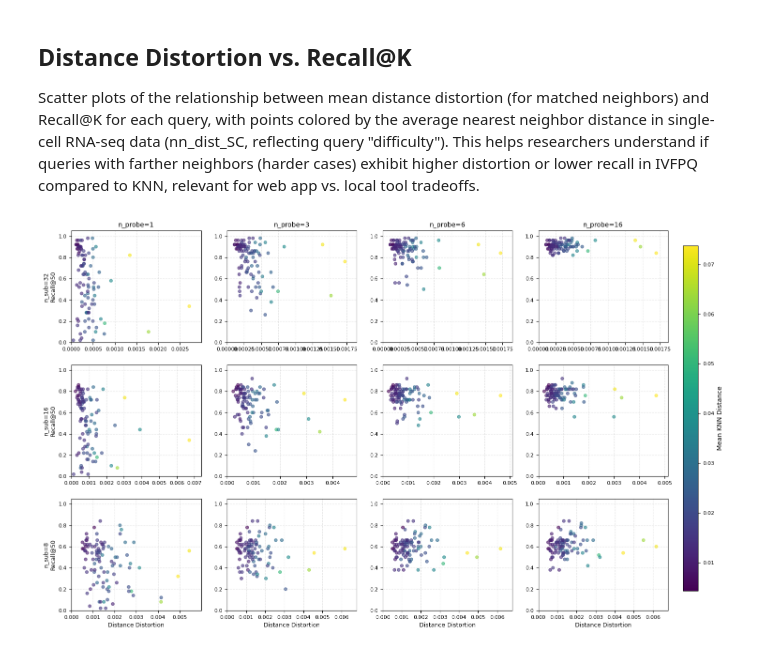
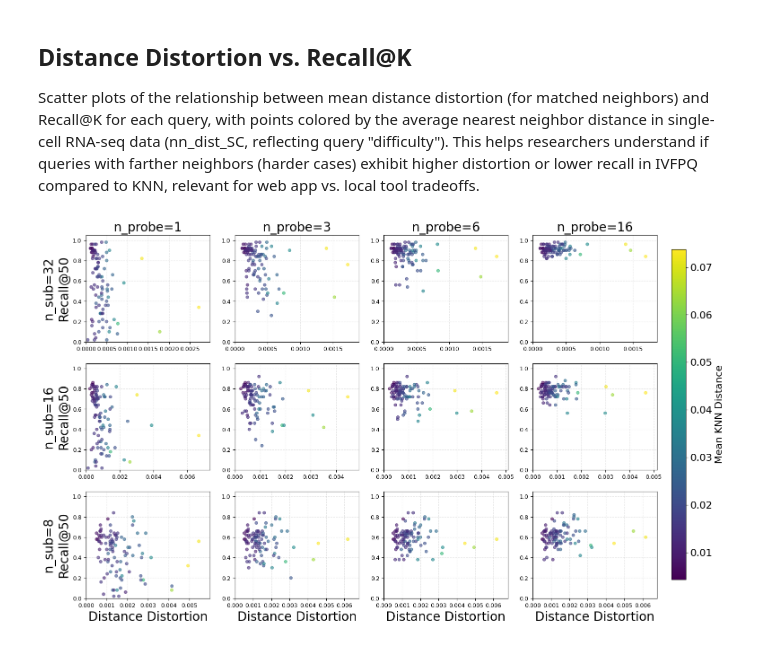
Before and after one commit to braingeneers/cytoverse, a Jupyter notebook: notebooks/analysis.ipynb, the cells around one changed output. Drawn from its saved outputs; the diff is of its cells as text; code cells hidden in the pictures.

```diff
--- a/notebooks/analysis.ipynb
+++ b/notebooks/analysis.ipynb
@@ -1405,41 +1764,40 @@ def plot_distortion_vs_recall(
 
             # Add labels for edge plots
             if i == 0:
-                ax.set_title(f"n_probe={n_probe}", fontsize=10)
+                ax.set_title(f"n_probe={n_probe}", fontsize=20)
             if i == len(n_subs) - 1:
-                ax.set_xlabel("Distance Distortion", fontsize=9)
+                ax.set_xlabel("Distance Distortion", fontsize=20)
             if j == 0:
-                ax.set_ylabel(f"n_sub={n_sub}\nRecall@{k_neighbors}", fontsize=9)
-
+                ax.set_ylabel(f"n_sub={n_sub}\nRecall@{k_neighbors}", fontsize=20)
             # Reduce tick label size
-            ax.tick_params(labelsize=8)
+            ax.tick_params(labelsize=9)
 
     # Add single colorbar for all subplots
     fig.subplots_adjust(right=0.92)
     cbar_ax = fig.add_axes([0.94, 0.15, 0.02, 0.7])
     sm = plt.cm.ScalarMappable(cmap="viridis", norm=plt.Normalize(vmin=vmin, vmax=vmax))
     sm.set_array([])
     cbar = fig.colorbar(sm, cax=cbar_ax)
-    cbar.set_label("Mean KNN Distance", fontsize=10)
-    cbar.ax.tick_params(labelsize=8)
+    cbar.set_label("Mean KNN Distance", fontsize=16)
+    cbar.ax.tick_params(labelsize=16)
 
     # plt.tight_layout(rect=[0, 0, 0.92, 1])
     plt.savefig(
-        "notebooks/figures/distortion_vs_recall_grid.pdf", dpi=150, bbox_inches="tight"
+        "notebooks/figures/distortion_vs_recall_grid.pdf", dpi=300, bbox_inches="tight"
     )
     plt.show()
     plt.close()
 
 
 # Run the plot
 plot_distortion_vs_recall(
     knn_idxs,
     knn_dists,
     ivfpq_data,
     k_neighbors=k_neighbors,
     n_subs=n_subs,
     # n_probes=n_probes,
     n_probes=n_probes[::2],
 )
 # %% [output]
-[figure, old version]
+[figure, new version]
```
Also changed, not shown: parts of 9 cells of this notebook, 12 other files.
